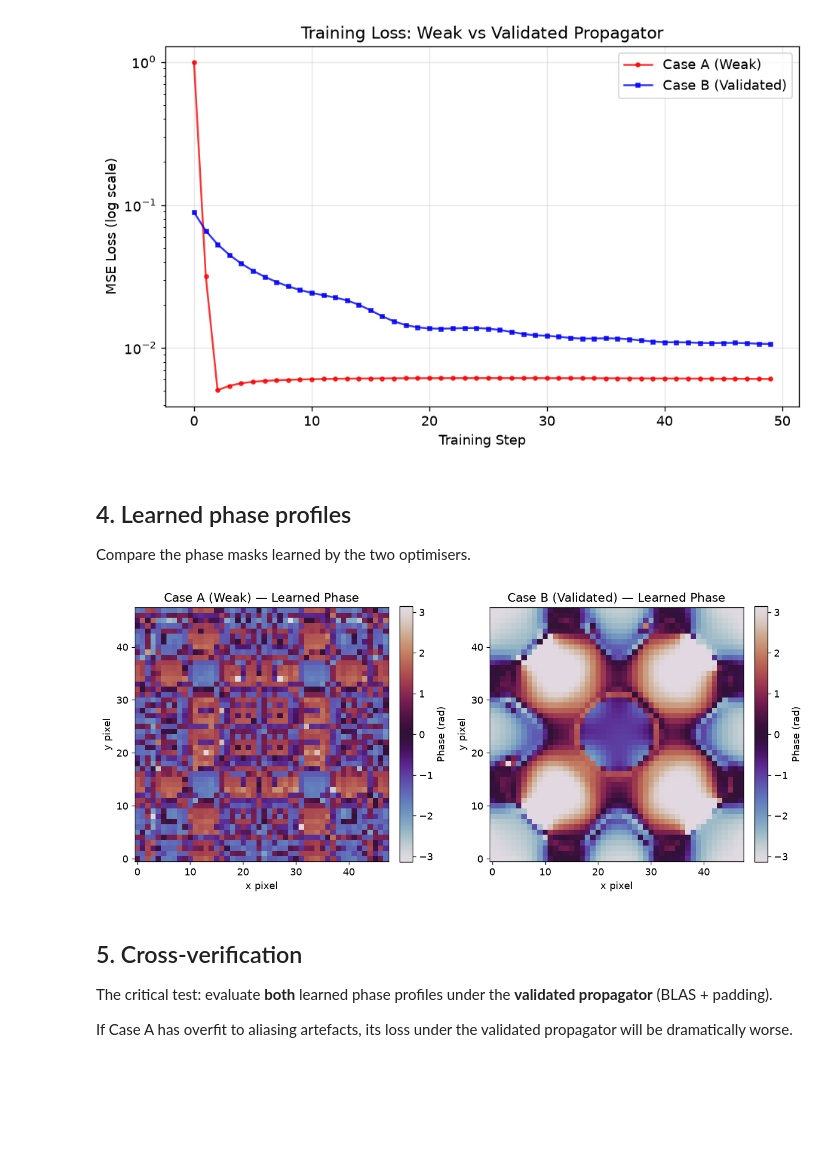
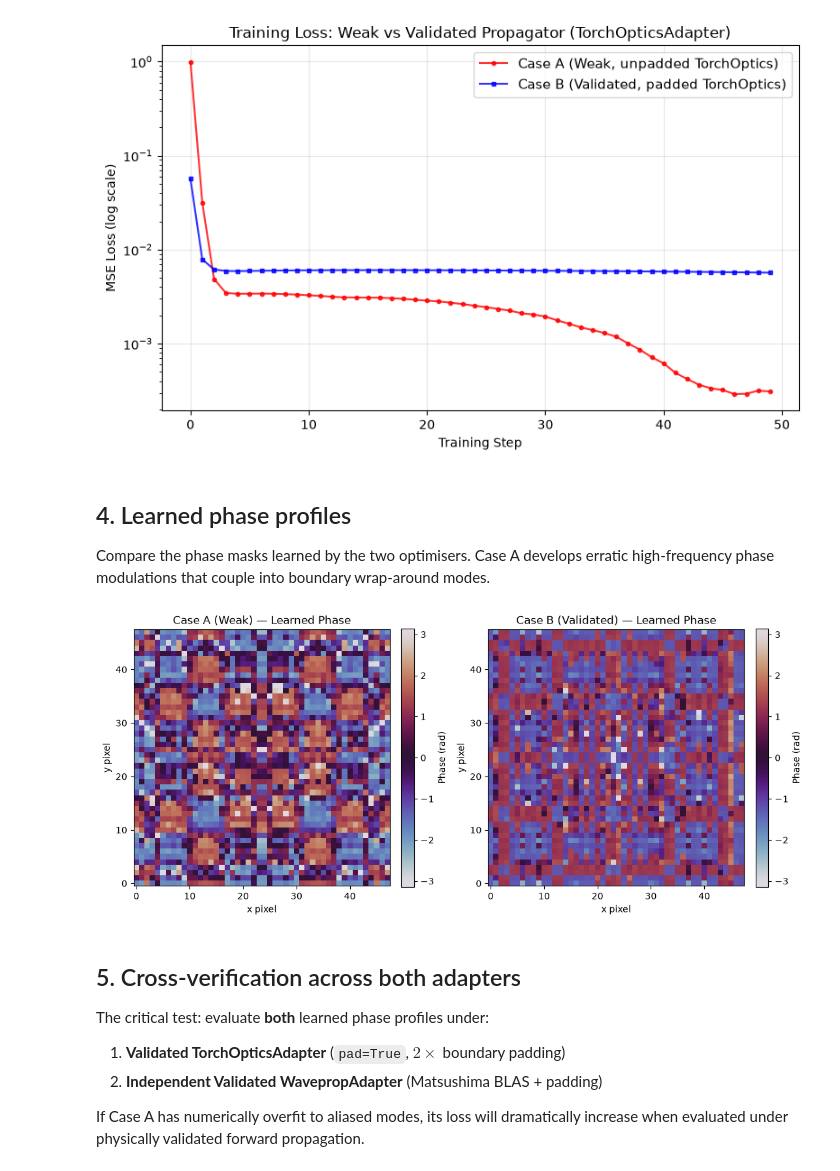
Before and after one commit to janice143/optical-propagation-sanity-check, a Jupyter notebook: examples/03_differentiable_optics_overfitting.ipynb, the cells around one changed output. Saved outputs shown, nothing was run; the diff lists cells and outputs as text; code cells hidden in the pictures; blank space fills up the shorter version.

```diff
--- a/examples/03_differentiable_optics_overfitting.ipynb
+++ b/examples/03_differentiable_optics_overfitting.ipynb
@@ -16,7 +0,0 @@ to aliasing artefacts.
-# %%
-import numpy as np
-import matplotlib.pyplot as plt
-import torch
-
-%matplotlib inline
-plt.rcParams.update({"figure.dpi": 120, "font.size": 11})
@@ -61,11 +74,6 @@ plt.show()
 # %%
-from propagation_sanity.benchmarks.diff_optics import (
-    optimize_diffractive_element,
-    evaluate_phase_profile,
-)
-
-# Case A: Weak setup
-print("Training Case A (Weak: no band-limit, no padding)...")
+# Case A: Weak setup using TorchOpticsAdapter
+print("Training Case A (Weak: TorchOptics unpadded ASM, asm_pad=(0, 0))...")
 mod_a, losses_a = optimize_diffractive_element(
     target_intensity=target,
     nx=nx,
@@ -76,13 +84,14 @@ mod_a, losses_a = optimize_diffractive_element(
     z=z,
     bandlimit=False,
     pad=False,
+    backend="torchoptics",
     n_steps=n_steps,
     lr=0.2,
 )
 print(f"  Final training loss: {losses_a[-1]:.6f}")
 
-# Case B: Validated setup
-print("\nTraining Case B (Validated: band-limited + padded)...")
+# Case B: Validated setup using TorchOpticsAdapter
+print("\nTraining Case B (Validated: TorchOptics padded ASM, asm_pad=(12, 12))...")
 mod_b, losses_b = optimize_diffractive_element(
     target_intensity=target,
     nx=nx,
@@ -93,6 +102,7 @@ mod_b, losses_b = optimize_diffractive_element(
     z=z,
     bandlimit=True,
     pad=True,
+    backend="torchoptics",
     n_steps=n_steps,
     lr=0.2,
 )
@@ -108,22 +120,22 @@ Training Case B (Validated: band-limited + padded)...
 # %%
 fig, ax = plt.subplots(figsize=(8, 5))
 
-ax.semilogy(losses_a, "r-o", ms=3, label="Case A (Weak)", alpha=0.8)
-ax.semilogy(losses_b, "b-s", ms=3, label="Case B (Validated)", alpha=0.8)
+ax.semilogy(losses_a, "r-o", ms=3, label="Case A (Weak, unpadded TorchOptics)", alpha=0.8)
+ax.semilogy(losses_b, "b-s", ms=3, label="Case B (Validated, padded TorchOptics)", alpha=0.8)
 
 ax.set_xlabel("Training Step")
 ax.set_ylabel("MSE Loss (log scale)")
-ax.set_title("Training Loss: Weak vs Validated Propagator")
+ax.set_title("Training Loss: Weak vs Validated Propagator (TorchOpticsAdapter)")
 ax.legend(fontsize=11)
 ax.grid(True, alpha=0.3)
 plt.tight_layout()
 plt.show()
 # %% [output]
-[figure, old version]
+[figure, new version]
 # %% [markdown]
 ## 4. Learned phase profiles
 
-Compare the phase masks learned by the two optimisers.
+Compare the phase masks learned by the two optimisers. Case A develops erratic high-frequency phase modulations that couple into boundary wrap-around modes.
 # %%
 fig, axes = plt.subplots(1, 2, figsize=(11, 5))
 
@@ -149,13 +161,13 @@ for ax in axes:
 fig.tight_layout()
 plt.show()
 # %% [output]
-[figure, old version]
+[figure, new version]
 # %% [markdown]
-## 5. Cross-verification
+## 5. Cross-verification across both adapters
 
-The critical test: evaluate **both** learned phase profiles
-under the **validated propagator** (BLAS + padding).
+The critical test: evaluate **both** learned phase profiles under:
+1. **Validated TorchOpticsAdapter** (`pad=True`, $2\times$ boundary padding)
+2. **Independent Validated WavepropAdapter** (Matsushima BLAS + padding)
 
-If Case A has overfit to aliasing artefacts, its loss under
-the validated propagator will be dramatically worse.
+If Case A has numerically overfit to aliased modes, its loss will dramatically increase when evaluated under physically validated forward propagation.
 # %%
```
Also changed, not shown: parts of 18 cells of this notebook, 27 other files.
